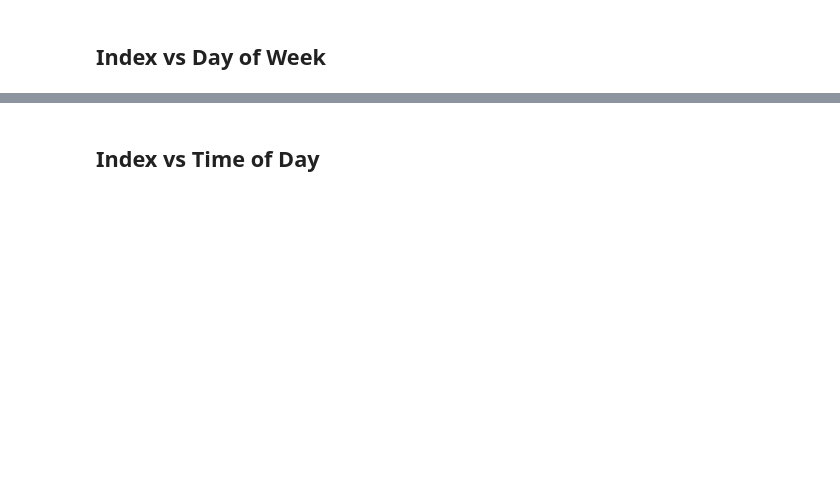
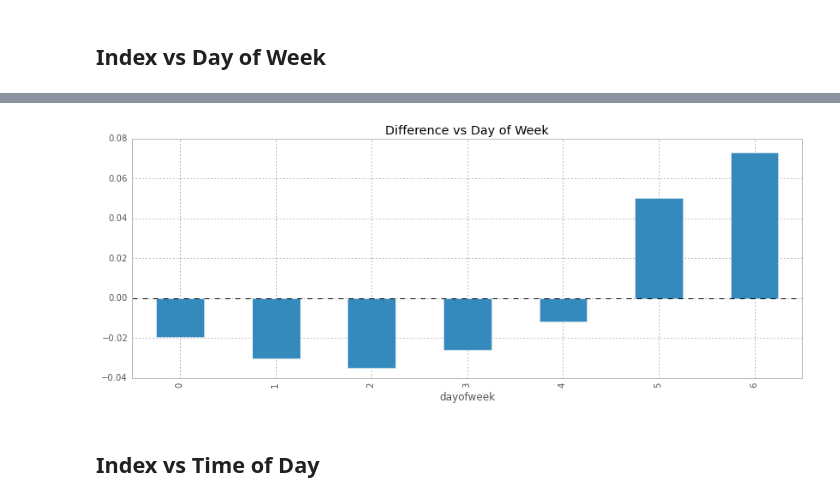
Before and after one commit to jxnl/nyu-twipsy, a Jupyter notebook: exploring-features.ipynb, the cells around one changed output, grey strips where cells are left out. Drawn from its saved outputs; the diff is of its cells as text; code cells hidden in the pictures; blank space fills up the shorter version.

```diff
--- a/exploring-features.ipynb
+++ b/exploring-features.ipynb
@@ -15,2 +76,6 @@ df._id = df._id.apply(str).apply(eval).apply(try_or(lambda _:_["$oid"], None))
+# %%
+ax = plot_groupby(dayofweek, "Difference vs Day of Week", diff=1)
+# %% [output]
+[figure, added]
 # %% [markdown]
 ## Index vs Time of Day
```
Also changed, not shown: parts of 22 cells of this notebook.
